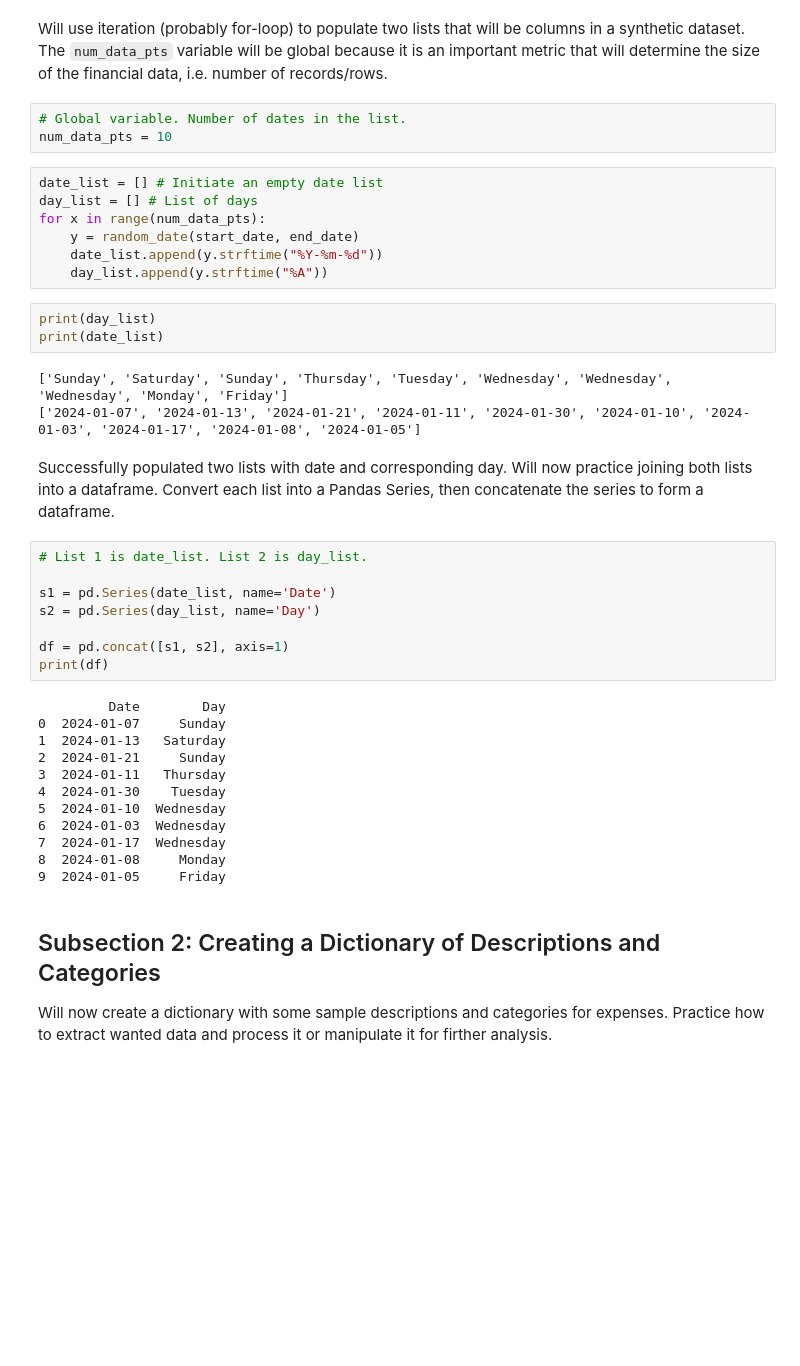
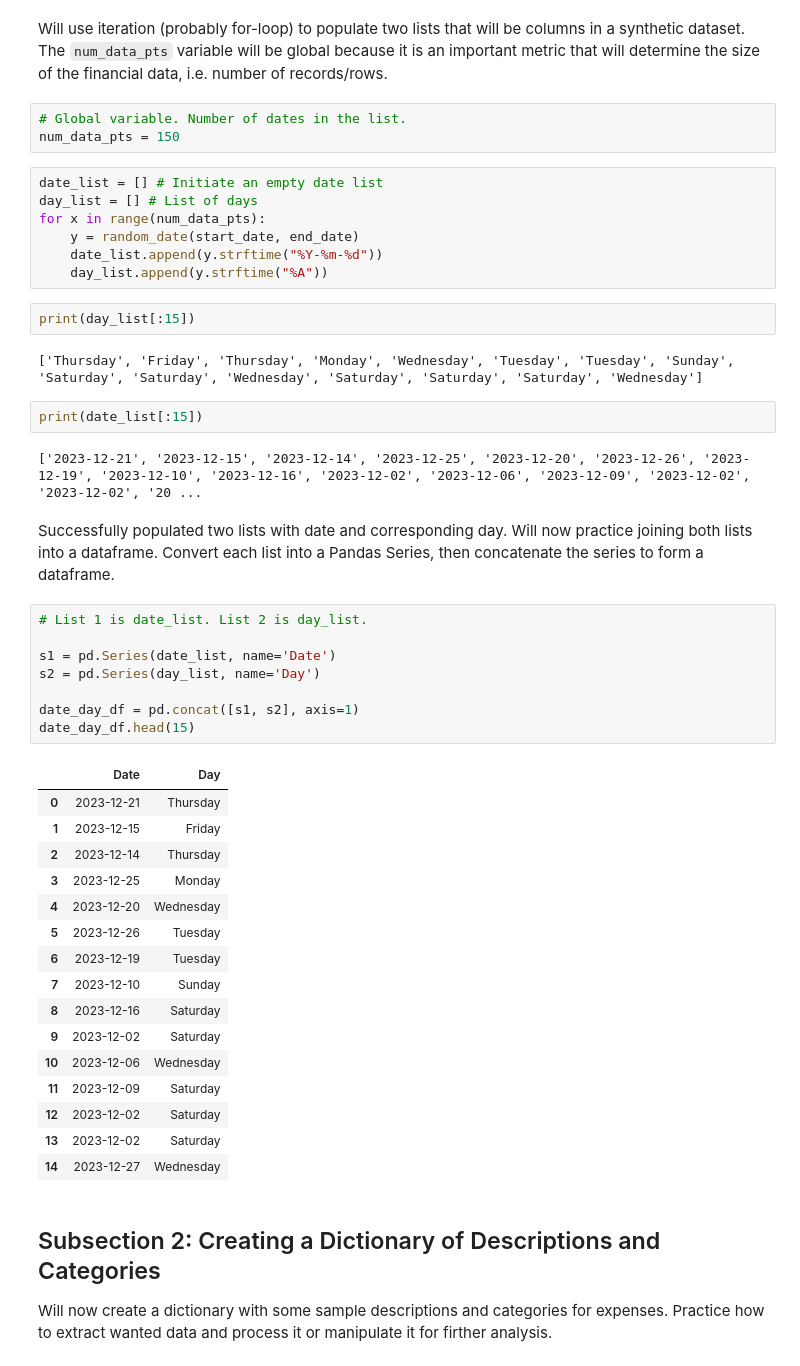
Before and after one commit to bravo-joe/personal-finance-project, a Jupyter notebook: notebooks/prototyping_notebook.ipynb, the cells around one changed output. Cells and saved outputs as stored; diff of their text form; blank space fills up the shorter version.

```diff
--- a/notebooks/prototyping_notebook.ipynb
+++ b/notebooks/prototyping_notebook.ipynb
@@ -544,7 +544,7 @@ Thursday
 Will use iteration (probably for-loop) to populate two lists that will be columns in a synthetic dataset. The `num_data_pts` variable will be global because it is an important metric that will determine the size of the financial data, i.e. number of records/rows.
 # %%
 # Global variable. Number of dates in the list.
-num_data_pts = 10
+num_data_pts = 150
 # %%
 date_list = [] # Initiate an empty date list
 day_list = [] # List of days
@@ -553,33 +553,40 @@ for x in range(num_data_pts):
     date_list.append(y.strftime("%Y-%m-%d"))
     day_list.append(y.strftime("%A"))
 # %%
-print(day_list)
-print(date_list)
+print(day_list[:15])
 # %% [output]
-['Sunday', 'Saturday', 'Sunday', 'Thursday', 'Tuesday', 'Wednesday', 'Wednesday', 'Wednesday', 'Monday', 'Friday']
-['2024-01-07', '2024-01-13', '2024-01-21', '2024-01-11', '2024-01-30', '2024-01-10', '2024-01-03', '2024-01-17', '2024-01-08', '2024-01-05']
+['Thursday', 'Friday', 'Thursday', 'Monday', 'Wednesday', 'Tuesday', 'Tuesday', 'Sunday', 'Saturday', 'Saturday', 'Wednesday', 'Saturday', 'Saturday', 'Saturday', 'Wednesday']
+# %%
+print(date_list[:15])
+# %% [output]
+['2023-12-21', '2023-12-15', '2023-12-14', '2023-12-25', '2023-12-20', '2023-12-26', '2023-12-19', '2023-12-10', '2023-12-16', '2023-12-02', '2023-12-06', '2023-12-09', '2023-12-02', '2023-12-02', '20 ...
 # %% [markdown]
 Successfully populated two lists with date and corresponding day. Will now practice joining both lists into a dataframe. Convert each list into a Pandas Series, then concatenate the series to form a dataframe.
 # %%
 # List 1 is date_list. List 2 is day_list.
 
 s1 = pd.Series(date_list, name='Date')
 s2 = pd.Series(day_list, name='Day')
 
-df = pd.concat([s1, s2], axis=1)
-print(df)
+date_day_df = pd.concat([s1, s2], axis=1)
+date_day_df.head(15)
 # %% [output]
-         Date        Day
-0  2024-01-07     Sunday
-1  2024-01-13   Saturday
-2  2024-01-21     Sunday
-3  2024-01-11   Thursday
-4  2024-01-30    Tuesday
-5  2024-01-10  Wednesday
-6  2024-01-03  Wednesday
-7  2024-01-17  Wednesday
-8  2024-01-08     Monday
-9  2024-01-05     Friday
+|  | Date | Day |
+| 0 | 2023-12-21 | Thursday |
+| 1 | 2023-12-15 | Friday |
+| 2 | 2023-12-14 | Thursday |
+| 3 | 2023-12-25 | Monday |
+| 4 | 2023-12-20 | Wednesday |
+| 5 | 2023-12-26 | Tuesday |
+| 6 | 2023-12-19 | Tuesday |
+| 7 | 2023-12-10 | Sunday |
+| 8 | 2023-12-16 | Saturday |
+| 9 | 2023-12-02 | Saturday |
+| 10 | 2023-12-06 | Wednesday |
+| 11 | 2023-12-09 | Saturday |
+| 12 | 2023-12-02 | Saturday |
+| 13 | 2023-12-02 | Saturday |
+| 14 | 2023-12-27 | Wednesday |
 # %% [markdown]
 ## Subsection 2: Creating a Dictionary of Descriptions and Categories
 
```
Also changed, not shown: parts of 56 cells of this notebook.
